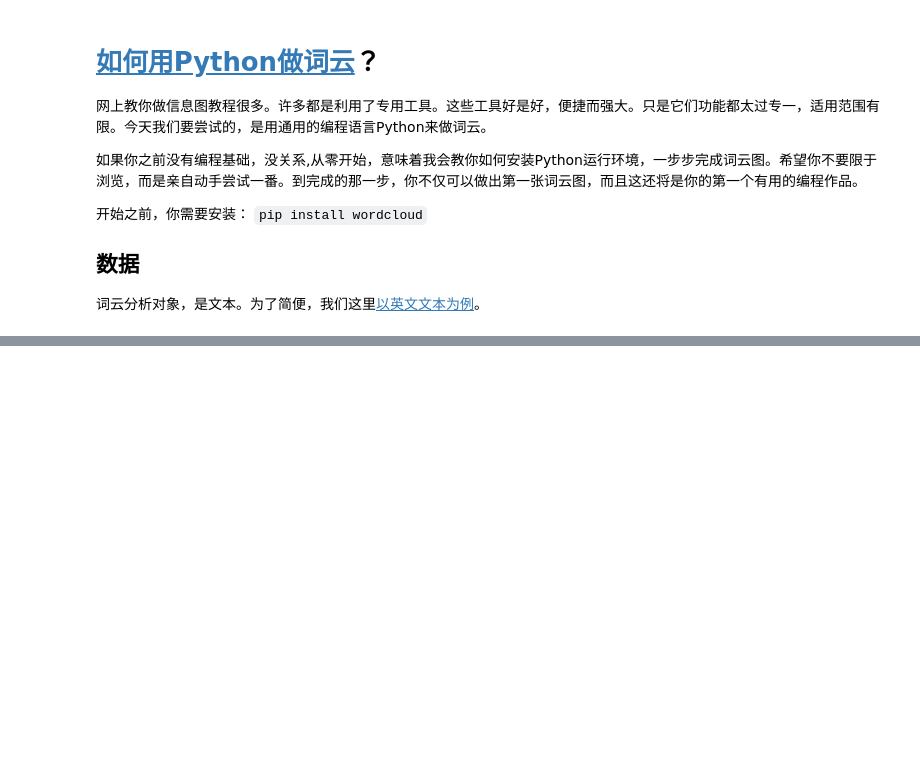
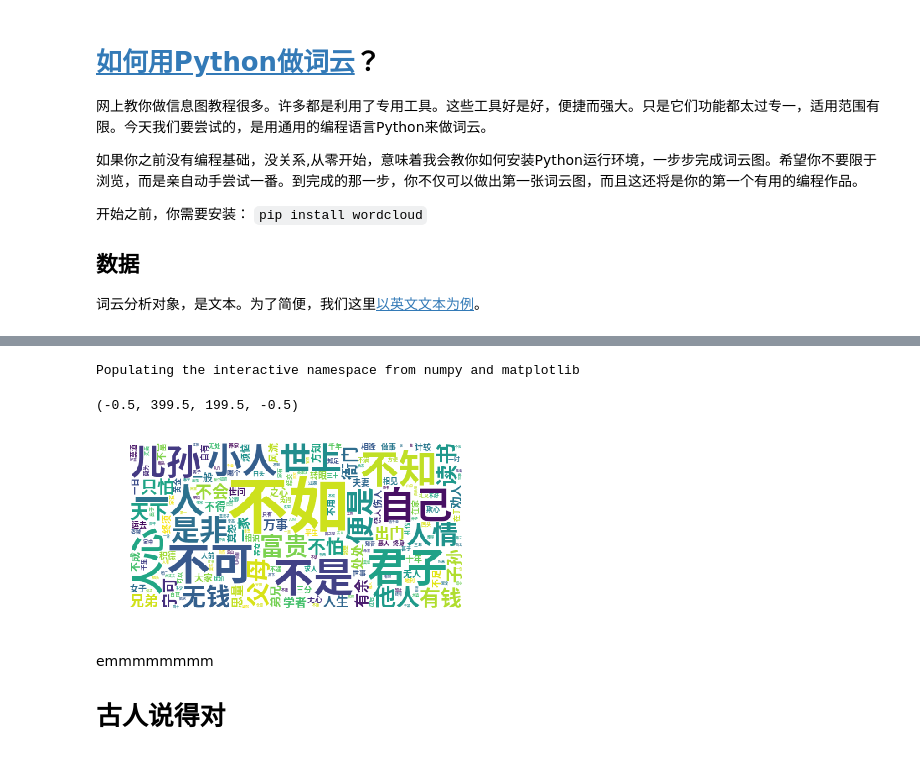
Before and after one commit to xiaoxiaoyao/MyApp, a Jupyter notebook: jupyter_notebook/wordcloud.ipynb, the cells around one changed output, grey strips where cells are left out. Drawn from its saved outputs; the diff is of its cells as text; code cells hidden in the pictures; blank space fills up the shorter version.

Commit message:
结巴和WordCloud进行中文分词及图云
结巴和WordCloud进行中文分词及图云

```diff
--- a/jupyter_notebook/wordcloud.ipynb
+++ b/jupyter_notebook/wordcloud.ipynb
@@ -50,0 +37,14 @@ Populating the interactive namespace from numpy and matplotlib
+# %%
+# 英文文本不够给力？来段中文的 PS：难度大一点，来段古文：增广贤文
+
+filename = "wordcloudChinese.txt"
+mytext = open(filename).read()
+print("先预览一下古文头几句:  "+mytext[0:99])
+
+# 注意，由于英文词与词自带空格作为分隔符，相比于中文分词要简单的多。我们在做中文分词时，需要把词语从一整段话中筛出来，困难之处在于，汉语表达博大精深，一段话往往有不同的切分方法。
+# 所幸这不是我们需要担心的，Python中的Jieba库提供了现成的解决方案：
+import jieba
+result=" ".join(jieba.cut(mytext))
+
+# jiaba调用了自己的分词算法，将切分好的文本按逗号分隔符分开，得到下面结果
+print("切分结果:  "+result[0:99])
@@ -50,0 +70,21 @@ Populating the interactive namespace from numpy and matplotlib
+# %%
+# 做好了中文分词，下一步即是绘制云词图了。这里我们使用了另一个比较强大的库WordCloud。
+
+from wordcloud import WordCloud
+wordcloud = WordCloud(
+    background_color="white", #背景颜色
+    max_words=200, #显示最大词数
+    font_path=r"/Users/laiyao/Library/Fonts/SourceHanSans-Bold.otf",  #使用字体
+    ).generate(result)
+%pylab inline
+import matplotlib.pyplot as plt
+plt.imshow(wordcloud)
+plt.axis("off")
+# %% [output]
+Populating the interactive namespace from numpy and matplotlib
+(-0.5, 399.5, 199.5, -0.5)
+[figure, added]
+# %% [markdown]
+emmmmmmmm
+
+# 古人说得对
```
Also changed, not shown: parts of 3 cells of this notebook, 2 other files.
